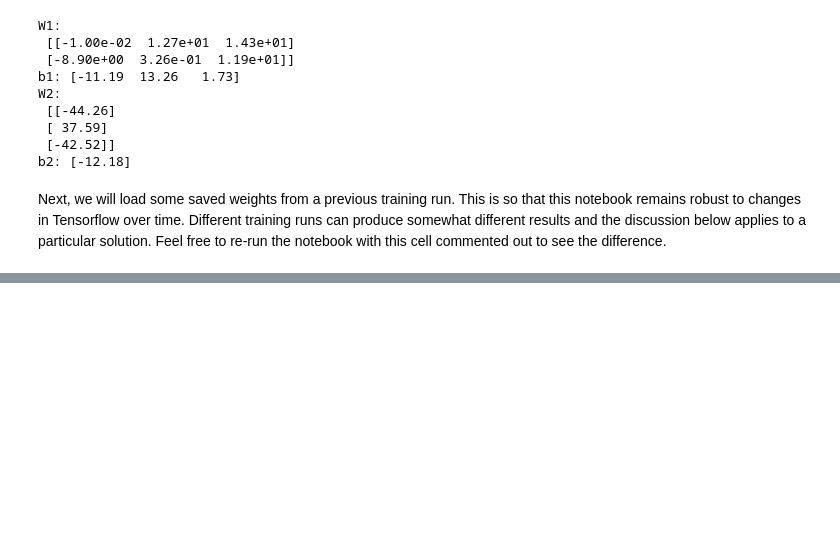
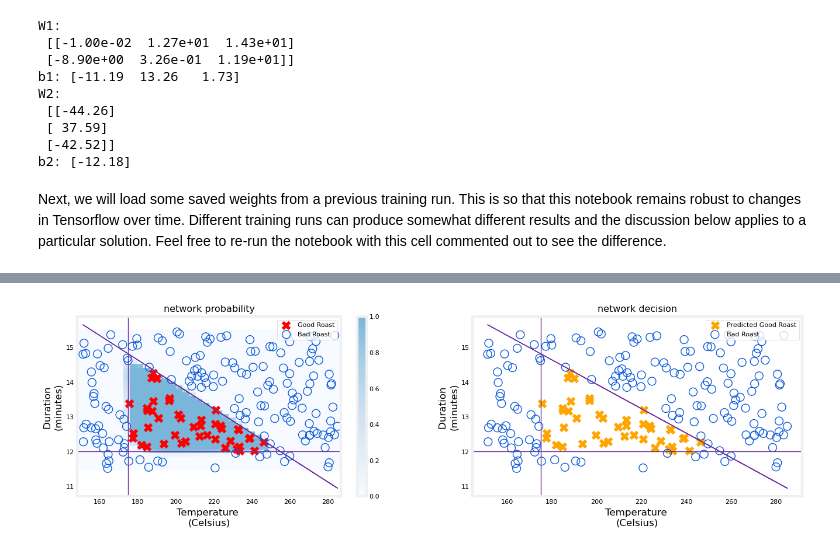
Before and after one commit to OoFa99/Machine-Learning-Specialization, a Jupyter notebook: C2_Advanced Learning Algorithms/Week1/C2_W1_Lab02_CoffeeRoasting_TF.ipynb, the cells around one changed output, grey strips where cells are left out. Cells and saved outputs as stored; diff of their text form; code cells hidden in the pictures; blank space fills up the shorter version.

```diff
--- a/C2_Advanced Learning Algorithms/Week1/C2_W1_Lab02_CoffeeRoasting_TF.ipynb
+++ b/C2_Advanced Learning Algorithms/Week1/C2_W1_Lab02_CoffeeRoasting_TF.ipynb
@@ -204,0 +282,4 @@ model.get_layer("layer2").set_weights([W2,b2])
+# %%
+netf = lambda x : model.predict(norm_l(x))
+plt_network(X, Y, netf)
+# %% [output]
@@ -204,0 +303 @@ model.get_layer("layer2").set_weights([W2,b2])
+[figure, added]
```
Also changed, not shown: parts of 16 cells of this notebook.
